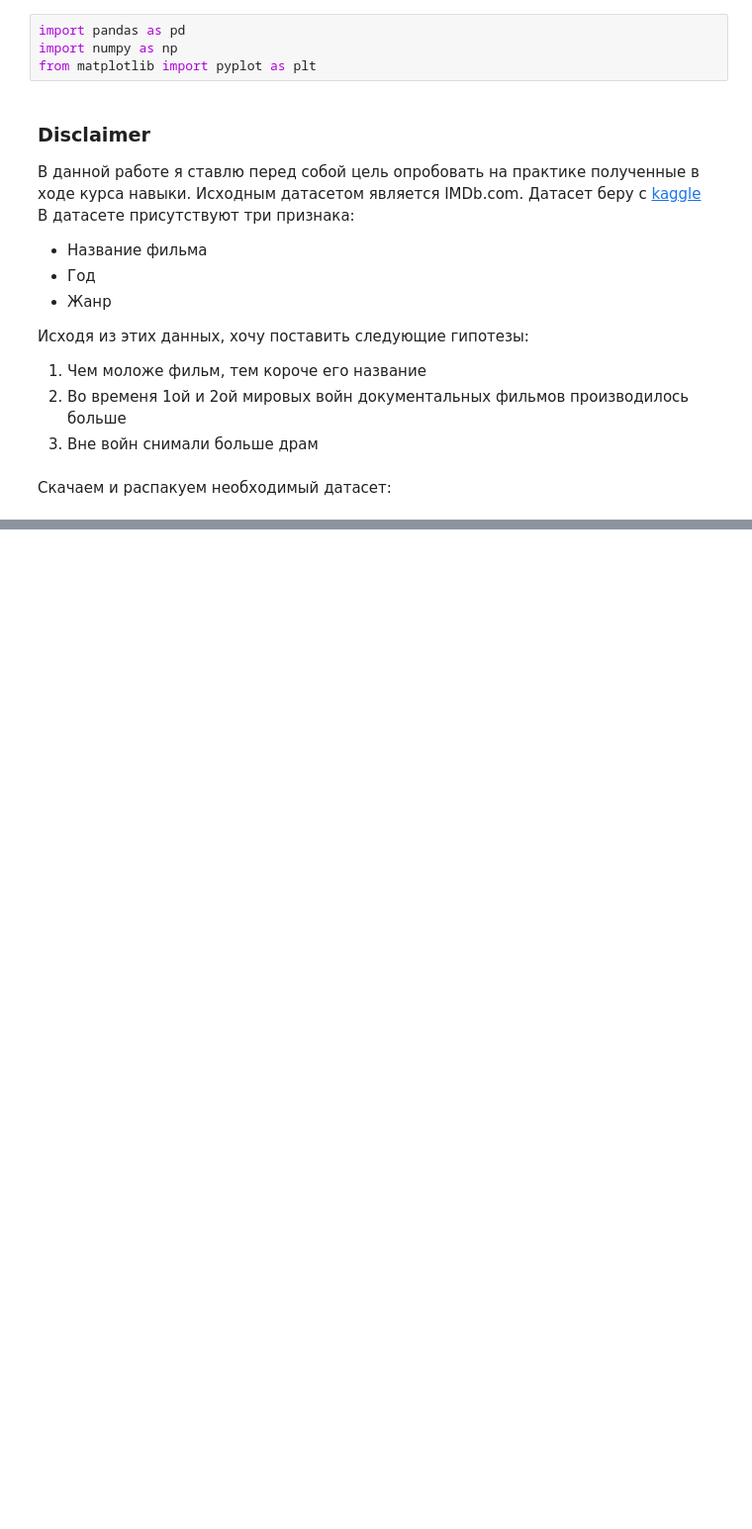
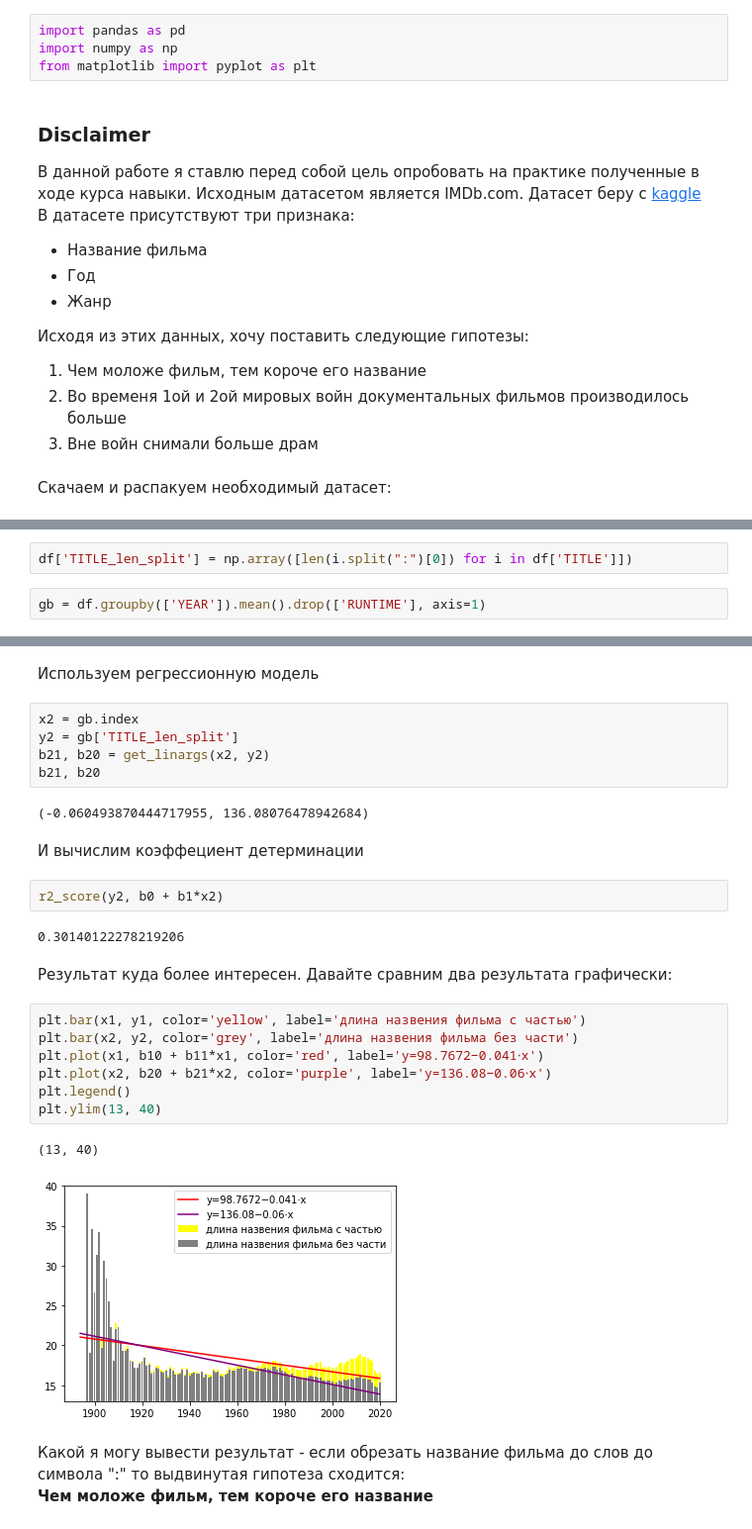
Before and after one commit to DmitryVGusev/GB-Teorver, a Jupyter notebook: Teorver_Coursework.ipynb, the cells around one changed output, grey strips where cells are left out. Shown at 99% size. Saved outputs shown, nothing was run; the diff lists cells and outputs as text; blank space fills up the shorter version.

Commit message:
реализована первая гипотеза

```diff
--- a/Teorver_Coursework.ipynb
+++ b/Teorver_Coursework.ipynb
@@ -67,0 +163,4 @@ data
+# %%
+df['TITLE_len_split'] = np.array([len(i.split(":")[0]) for i in df['TITLE']])
+# %%
+gb = df.groupby(['YEAR']).mean().drop(['RUNTIME'], axis=1)
@@ -67,0 +189,30 @@ data
+# %% [markdown]
+Используем регрессионную модель
+# %%
+x2 = gb.index
+y2 = gb['TITLE_len_split']
+b21, b20 = get_linargs(x2, y2)
+b21, b20
+# %% [output]
+(-0.060493870444717955, 136.08076478942684)
+# %% [markdown]
+И вычислим коэффециент детерминации
+# %%
+r2_score(y2, b0 + b1*x2)
+# %% [output]
+0.30140122278219206
+# %% [markdown]
+Результат куда более интересен. Давайте сравним два результата графически:
+# %%
+plt.bar(x1, y1, color='yellow', label='длина назвения фильма с частью')
+plt.bar(x2, y2, color='grey', label='длина назвения фильма без части')
+plt.plot(x1, b10 + b11*x1, color='red', label='y=98.7672−0.041⋅x')
+plt.plot(x2, b20 + b21*x2, color='purple', label='y=136.08−0.06⋅x')
+plt.legend()
+plt.ylim(13, 40)
+# %% [output]
+(13, 40)
+[figure, added]
+# %% [markdown]
+Какой я могу вывести результат -
+если обрезать название фильма до слов до символа ":" то выдвинутая гипотеза сходится: <br/> __Чем моложе фильм, тем короче его название__
```
Also changed, not shown: parts of 35 cells of this notebook.
